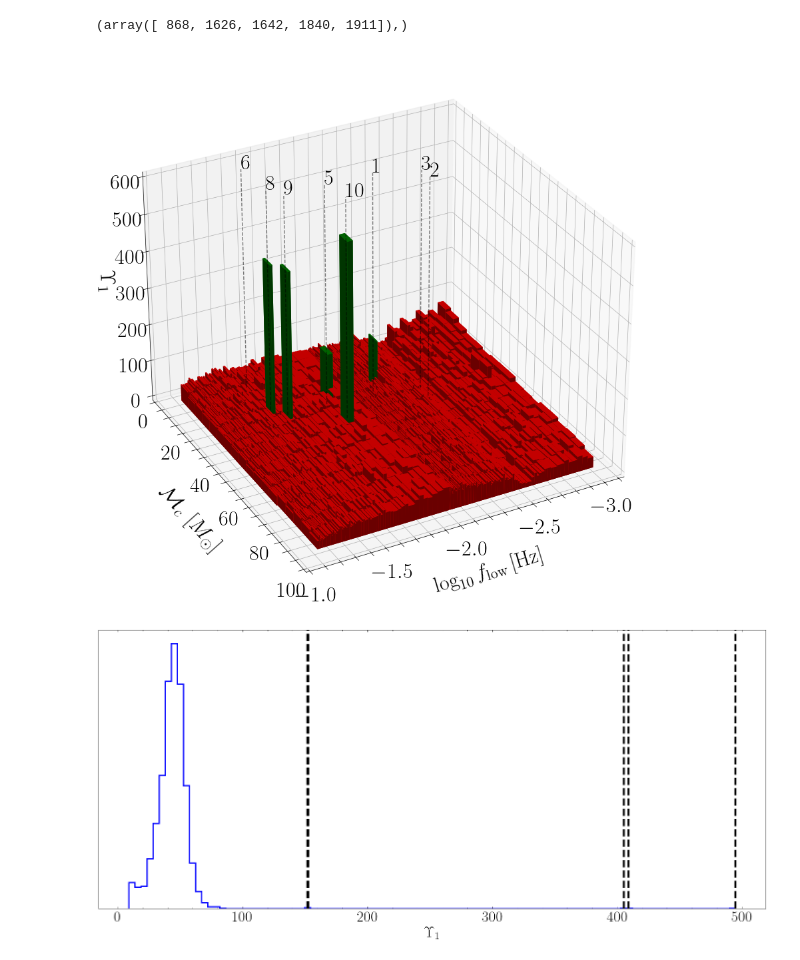
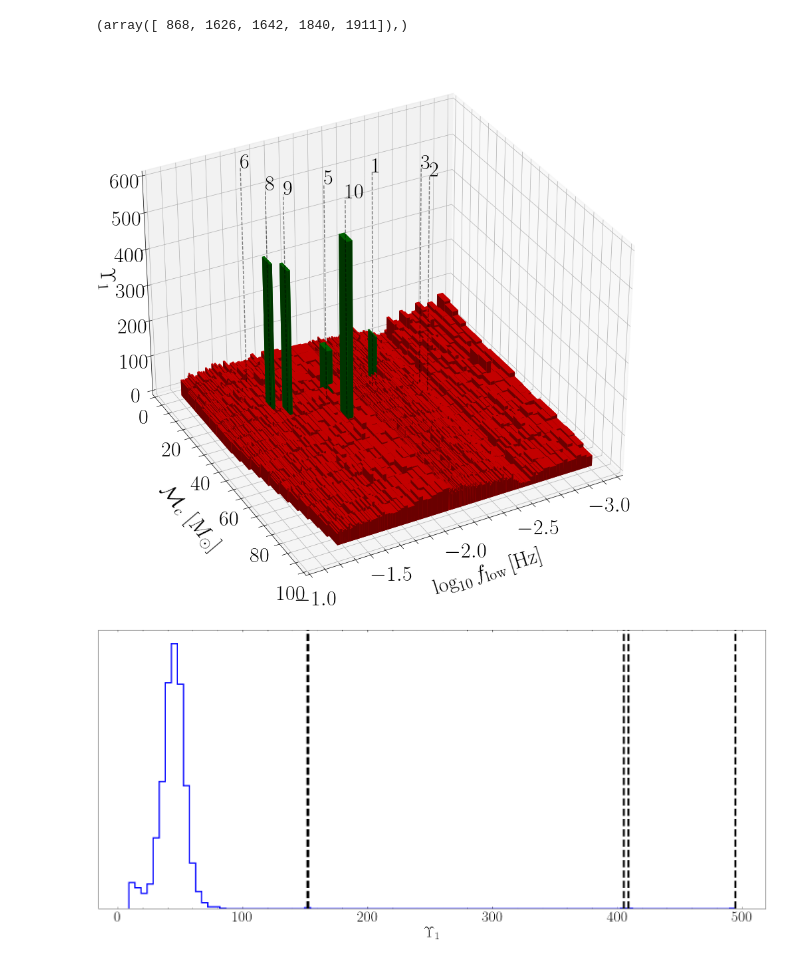
Before and after one commit to dig07/Yorsh-End-to-end-search, a Jupyter notebook: Fig1a/Visualiser.ipynb, the cells around one changed output. Cells and saved outputs as stored; diff of their text form; code cells hidden in the pictures.

Commit message:
Removed broken tiles from Fig.1a

```diff
--- a/Fig1a/Visualiser.ipynb
+++ b/Fig1a/Visualiser.ipynb
@@ -86,3 +86,7 @@ array([ 9.99997524e+00,  5.81142429e+00,  5.52082983e-01,  9.96041414e-03,
         6.80379621e+01])
 # %% [markdown]
 # HIGH F
+# %%
+# These are the tiles in which even with 3 hour TF segment the whole evolution of the signal cannot be split up into N_high segments. I.e the beginning of the search does not work
+broken_tiles = np.loadtxt('broken_tiles.txt',dtype=int)
+broken_tiles = broken_tiles[broken_tiles<1201]
@@ -92,2 +133,3 @@ high_f_priors = np.load('../Result_files/high_f/priors.npy')
 # %%
-np.where(high_f_results==0.0)
+high_f_results = np.delete(high_f_results,broken_tiles,axis=0)
+high_f_priors = np.delete(high_f_priors,broken_tiles,axis=0)
@@ -214,7 +262,8 @@ np.where(np.array(master_upsilon_maxes)>90)
 # %%
 fig = plt.figure(figsize=(20,9))
 ax = fig.add_subplot(121, projection='3d')
-ax.view_init(elev=30, azim=62)
+ax.view_init(elev=32
+             , azim=62)
 bottom_anchor_points = np.zeros_like(master_upsilon_maxes)
 
 ax.bar3d(np.array(master_f_low_anchors),
@@ -257,34 +306,34 @@ for i in range(len(f_low_sources)):
         Mc_index = np.searchsorted(Mcs,mc_sources[i])
 
         Mc_plot = (Mcs[Mc_index-1]+Mcs[Mc_index])/2
 
 
     #Low frequency
     else:
         d_flow = 0.0001
         f_lows = np.arange(0.001,0.01,d_flow)
 
         f_index = np.searchsorted(f_lows,f_low_sources[i])
 
         f_low_plot = (f_lows[f_index-1]+f_lows[f_index])/2
 
         Mc_index = np.searchsorted(Mcs,mc_sources[i])
 
         Mc_plot = (Mcs[Mc_index-1]+Mcs[Mc_index])/2
 
     ax.plot([np.log10(f_low_plot),np.log10(f_low_plot)],
              [Mc_plot,Mc_plot],
              [0,600],lw=1,color='k',ls='--',zorder=3,alpha=0.5)
 
     ax.text(np.log10(f_low_plot),Mc_plot,600,labels[i])
 
 
 # ax.set_xscale('log')
 plt.tight_layout()
 plt.savefig('Results.pdf')
 plt.show()
 # %% [output]
-[figure, old version]
+[figure, new version]
 # %%
 fig = plt.figure(figsize=(15,7))
 
@@ -299,4 +348,4 @@ plt.xlabel(r'$\Upsilon_1$')
 plt.savefig('Results_hist.pdf')
 plt.show()
 # %% [output]
-[figure, old version]
+[figure, new version]
```
Also changed, not shown: parts of 7 cells of this notebook, 2 other files.
